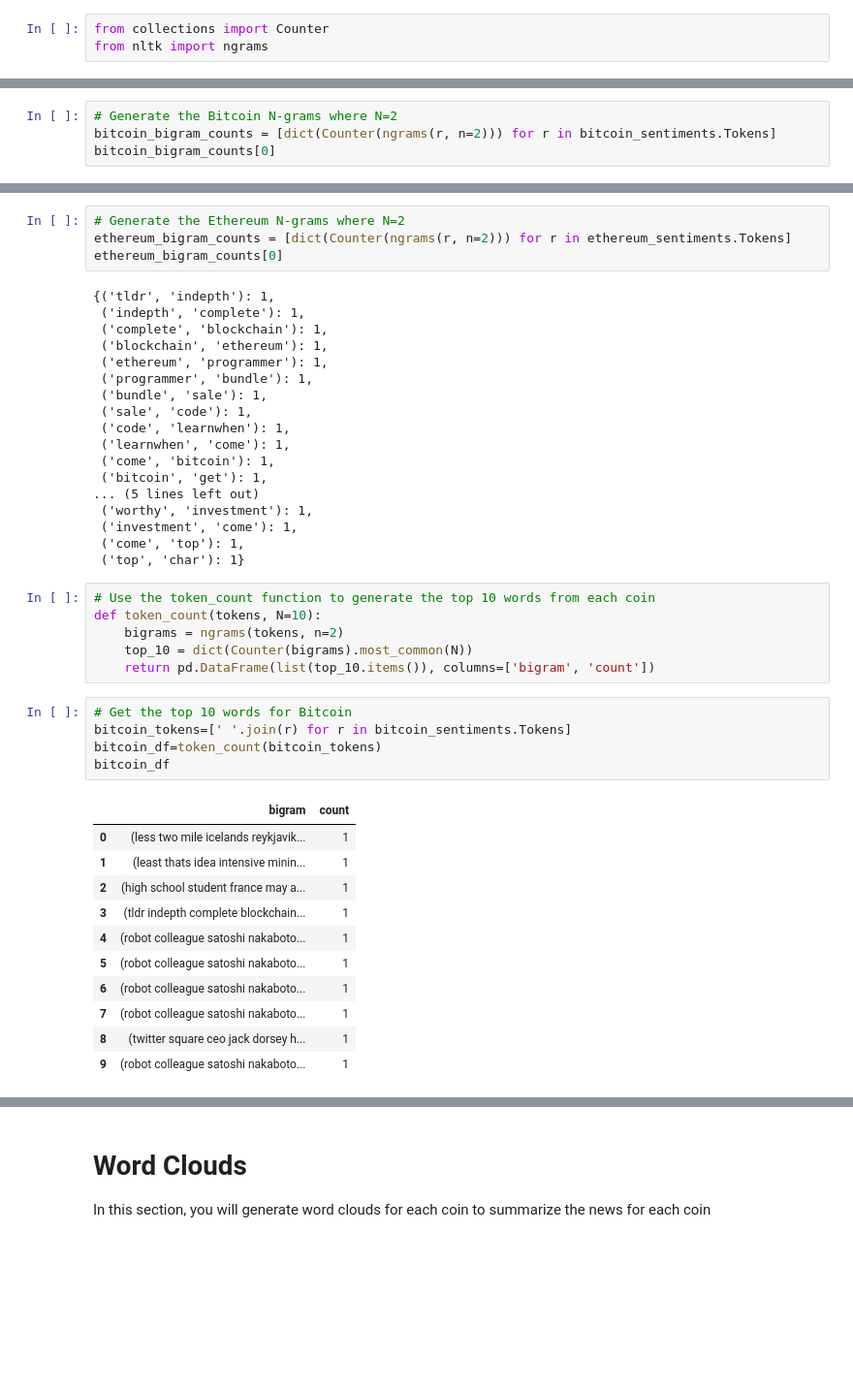
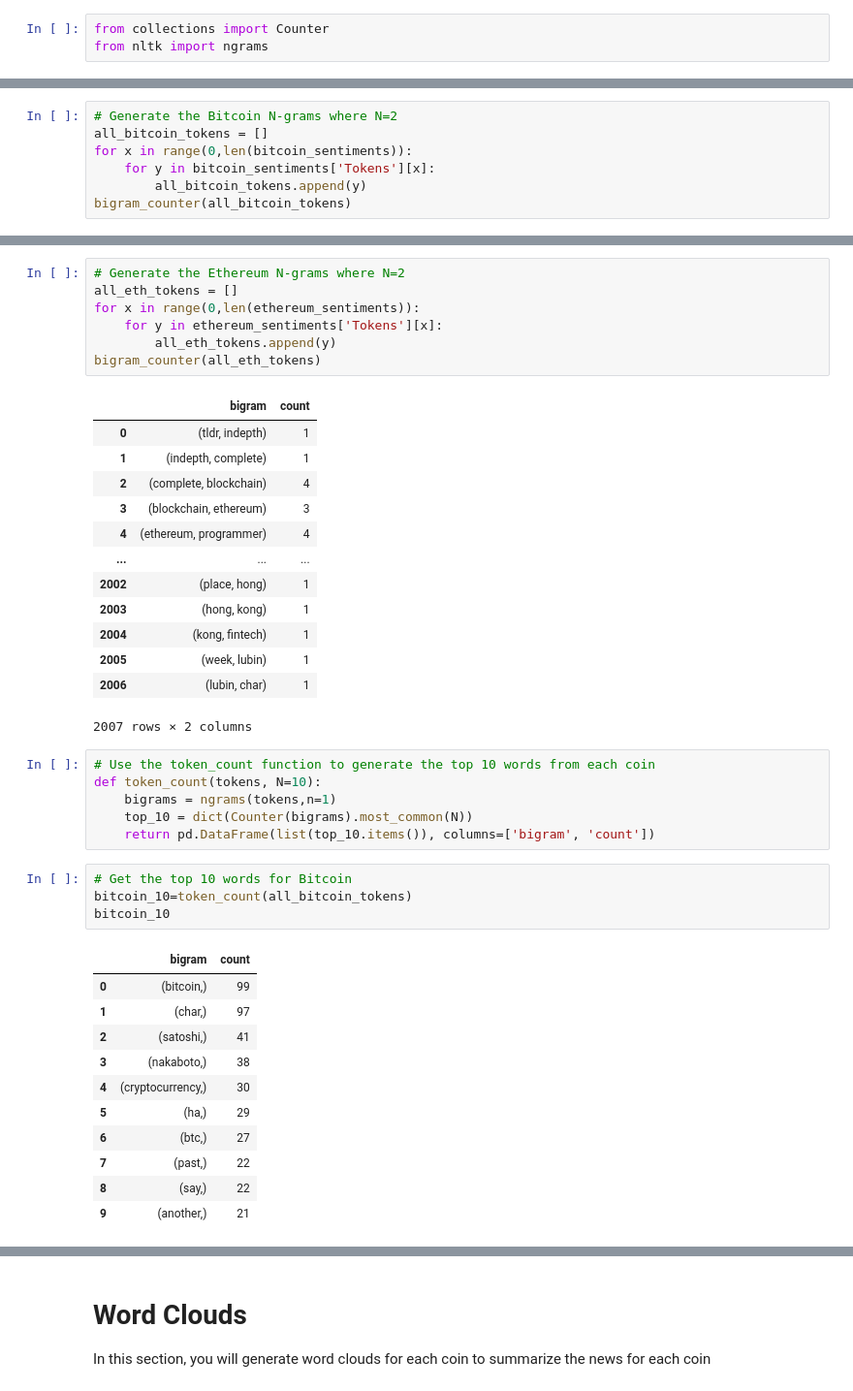
Before and after one commit to manpreetpadam/Tales_from_the_Crypto, a Jupyter notebook: crypto_sentiment.ipynb, the cells around one changed output, grey strips where cells are left out. Shown: that part at 97% size. Saved outputs shown, nothing was run; the diff lists cells and outputs as text; blank space fills up the shorter version.

```diff
--- a/crypto_sentiment.ipynb
+++ b/crypto_sentiment.ipynb
@@ -221,5 +227,8 @@ from nltk import ngrams
 # %%
 # Generate the Bitcoin N-grams where N=2
-bitcoin_bigram_counts = [dict(Counter(ngrams(r, n=2))) for r in bitcoin_sentiments.Tokens]
-bitcoin_bigram_counts[0]
+all_bitcoin_tokens = []
+for x in range(0,len(bitcoin_sentiments)):
+    for y in bitcoin_sentiments['Tokens'][x]:
+        all_bitcoin_tokens.append(y)
+bigram_counter(all_bitcoin_tokens)
 # %% [output]
@@ -243,47 +248,45 @@ bitcoin_bigram_counts[0]
 # %%
 # Generate the Ethereum N-grams where N=2
-ethereum_bigram_counts = [dict(Counter(ngrams(r, n=2))) for r in ethereum_sentiments.Tokens]
-ethereum_bigram_counts[0]
+all_eth_tokens = []
+for x in range(0,len(ethereum_sentiments)):
+    for y in ethereum_sentiments['Tokens'][x]:
+        all_eth_tokens.append(y)
+bigram_counter(all_eth_tokens)
 # %% [output]
+|  | bigram | count |
+| 0 | (tldr, indepth) | 1 |
+| 1 | (indepth, complete) | 1 |
+| 2 | (complete, blockchain) | 4 |
+| 3 | (blockchain, ethereum) | 3 |
+| 4 | (ethereum, programmer) | 4 |
+| ... | ... | ... |
+| 2002 | (place, hong) | 1 |
+| 2003 | (hong, kong) | 1 |
+| 2004 | (kong, fintech) | 1 |
+| 2005 | (week, lubin) | 1 |
+| 2006 | (lubin, char) | 1 |
-{('tldr', 'indepth'): 1,
- ('indepth', 'complete'): 1,
- ('complete', 'blockchain'): 1,
- ('blockchain', 'ethereum'): 1,
- ('ethereum', 'programmer'): 1,
- ('programmer', 'bundle'): 1,
- ('bundle', 'sale'): 1,
- ('sale', 'code'): 1,
- ('code', 'learnwhen'): 1,
- ('learnwhen', 'come'): 1,
- ('come', 'bitcoin'): 1,
- ('bitcoin', 'get'): 1,
-... (5 lines left out)
- ('worthy', 'investment'): 1,
- ('investment', 'come'): 1,
- ('come', 'top'): 1,
- ('top', 'char'): 1}
+2007 rows × 2 columns
 # %%
 # Use the token_count function to generate the top 10 words from each coin
 def token_count(tokens, N=10):
-    bigrams = ngrams(tokens, n=2)
+    bigrams = ngrams(tokens,n=1)
     top_10 = dict(Counter(bigrams).most_common(N))
     return pd.DataFrame(list(top_10.items()), columns=['bigram', 'count'])
 # %%
 # Get the top 10 words for Bitcoin
-bitcoin_tokens=[' '.join(r) for r in bitcoin_sentiments.Tokens]
-bitcoin_df=token_count(bitcoin_tokens)
-bitcoin_df
+bitcoin_10=token_count(all_bitcoin_tokens)
+bitcoin_10
 # %% [output]
 |  | bigram | count |
-| 0 | (less two mile icelands reykjavik... | 1 |
-| 1 | (least thats idea intensive minin... | 1 |
-| 2 | (high school student france may a... | 1 |
-| 3 | (tldr indepth complete blockchain... | 1 |
-| 4 | (robot colleague satoshi nakaboto... | 1 |
-| 5 | (robot colleague satoshi nakaboto... | 1 |
-| 6 | (robot colleague satoshi nakaboto... | 1 |
-| 7 | (robot colleague satoshi nakaboto... | 1 |
-| 8 | (twitter square ceo jack dorsey h... | 1 |
-| 9 | (robot colleague satoshi nakaboto... | 1 |
+| 0 | (bitcoin,) | 99 |
+| 1 | (char,) | 97 |
+| 2 | (satoshi,) | 41 |
+| 3 | (nakaboto,) | 38 |
+| 4 | (cryptocurrency,) | 30 |
+| 5 | (ha,) | 29 |
+| 6 | (btc,) | 27 |
+| 7 | (past,) | 22 |
+| 8 | (say,) | 22 |
+| 9 | (another,) | 21 |
 # %%
 # Get the top 10 words for Ethereum
```
Also changed, not shown: parts of 11 cells of this notebook.
